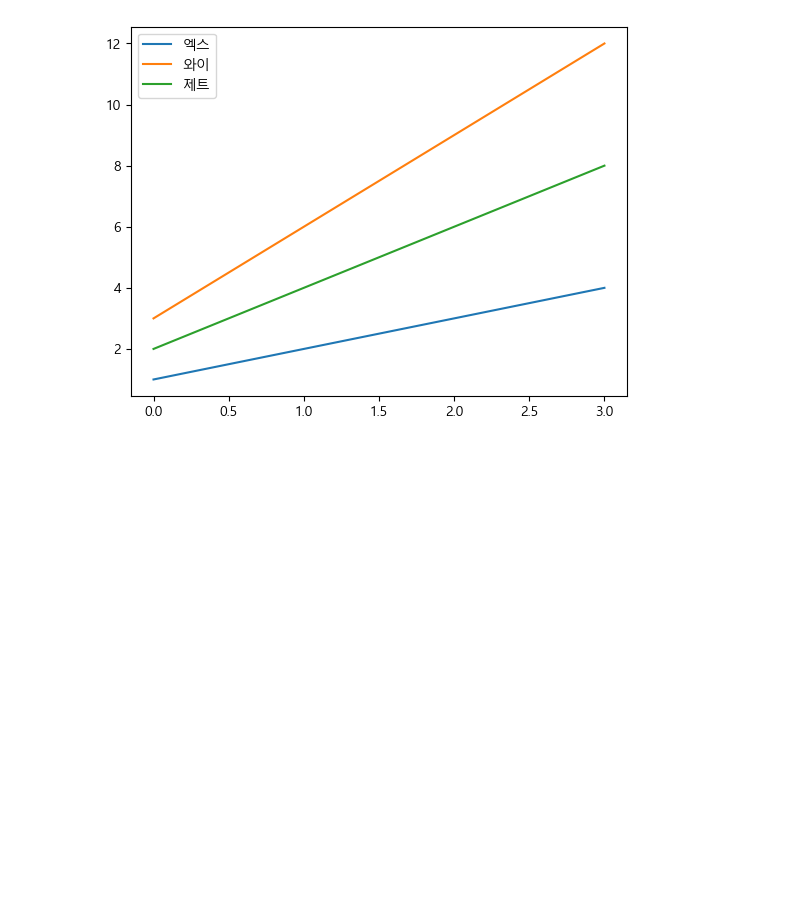
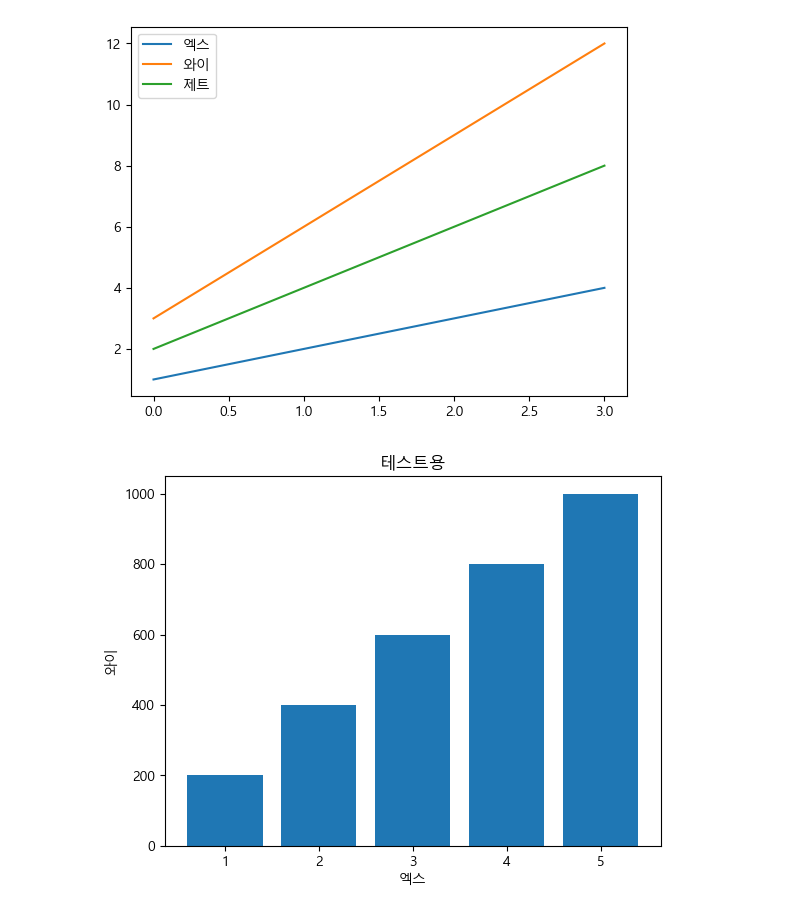
Before and after one commit to gasshot/Python_Lib, a Jupyter notebook: Python_Library/ex05_matplotlib.ipynb, the cells around one changed output. Cells and saved outputs as stored; diff of their text form; code cells hidden in the pictures; blank space fills up the shorter version.

```diff
--- a/Python_Library/ex05_matplotlib.ipynb
+++ b/Python_Library/ex05_matplotlib.ipynb
@@ -91,3 +88,15 @@ plt.legend()
 plt.show()
 # %% [output]
 [figure]
+# %%
+y = np.arange(200,1001,200)
+x =(1,2,3,4,5)
+
+#plt.plot(y, marker = 'o')
+plt.bar(x,y)
+plt.title("테스트용")
+plt.xlabel("엑스")
+plt.ylabel("와이")
+plt.show()
+# %% [output]
+[figure, added]
```
Also changed, not shown: parts of 6 cells of this notebook, 2 other files.
